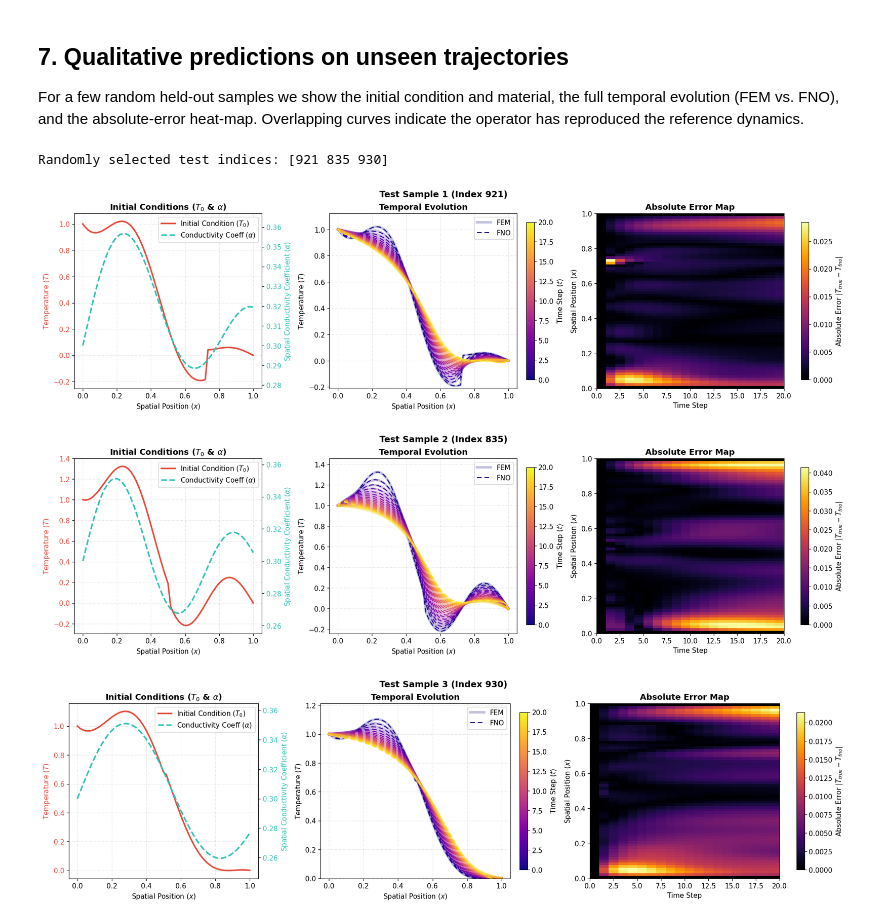
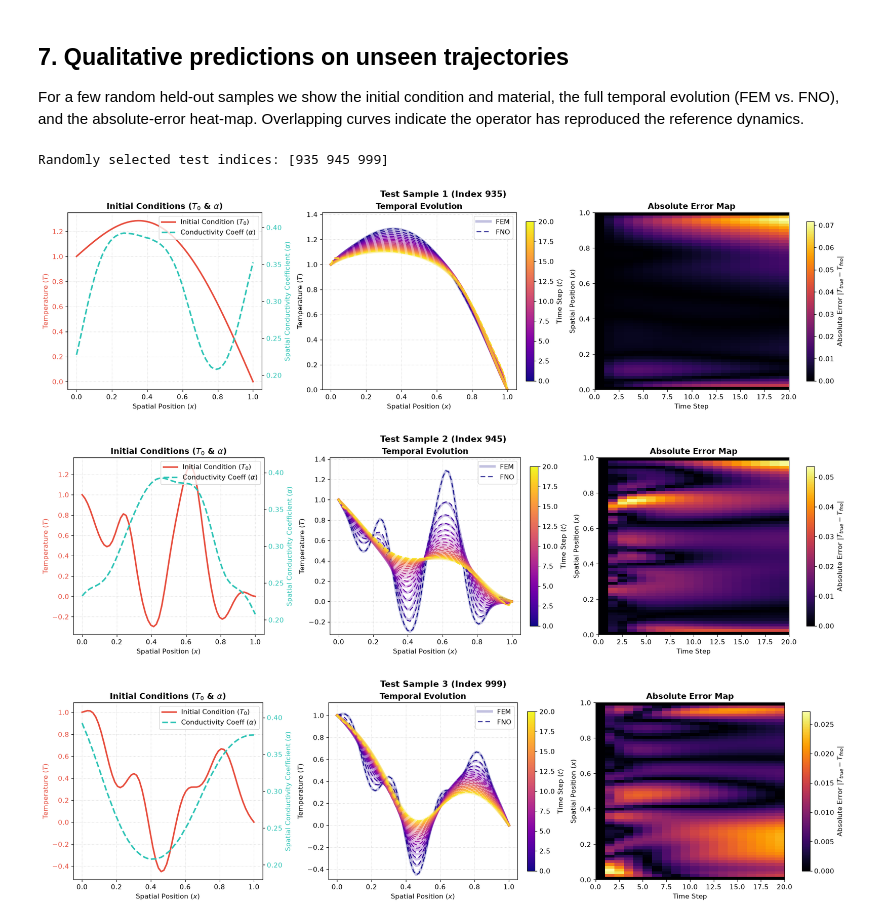
Before and after one commit to neginfr93-eng/PINN-FNO-Thermal-Book, a Jupyter notebook: FNO_transient_data_driven.ipynb, the cells around one changed output. Saved outputs shown, nothing was run; the diff lists cells and outputs as text; code cells hidden in the pictures.

```diff
--- a/FNO_transient_data_driven.ipynb
+++ b/FNO_transient_data_driven.ipynb
@@ -379,14 +384,15 @@ def batch_rollout_fno(p, T0_batch, alpha_batch, steps):
     traj = jnp.transpose(traj, (1, 0, 2))
     return jnp.concatenate([T0_batch[:, None, :], traj], axis=1)
 
-# Reconstruct ground truth and split datasets
-true_traj_all = jnp.concatenate([all_T0[:, None, :], all_Y_T], axis=1)
+# Ground truth: the shared FEM reference loaded in Section 5. The test partition starts
+# at ROLLOUT_TEST_START -- samples TRAIN_SAMPLES:ROLLOUT_TEST_START are the validation
+# set early stopping selected the checkpoint with.
 true_train = true_traj_all[:TRAIN_SAMPLES]
-true_test = true_traj_all[TRAIN_SAMPLES:]
+true_test = true_traj_all[ROLLOUT_TEST_START:]
 
 # Generate FNO predictions
 pred_train = batch_rollout_fno(params, all_T0[:TRAIN_SAMPLES], all_Alpha[:TRAIN_SAMPLES], MAX_STEPS-1)
-pred_test  = batch_rollout_fno(params, all_T0[TRAIN_SAMPLES:], all_Alpha[TRAIN_SAMPLES:], MAX_STEPS-1)
+pred_test  = batch_rollout_fno(params, all_T0[ROLLOUT_TEST_START:], all_Alpha[ROLLOUT_TEST_START:], MAX_STEPS-1)
 
 # Calculate Mean Absolute Error across spatial nodes per time step
 spatial_mae_train = jnp.mean(jnp.abs(true_train - pred_train), axis=2)
@@ -431,7 +437,7 @@ def plot_error_boxplots(mae_train, mae_test):
         boxprops=box_test, whiskerprops=dict(color='#c0392b'),
         capprops=dict(color='#c0392b'), medianprops=median_props, flierprops=flier_props
     )
-    axes[1].set_title(f"Unseen Test Samples Error Distribution ($N={N_SAMPLES - TRAIN_SAMPLES}$)", fontweight='bold', fontsize=13, pad=10)
+    axes[1].set_title(f"Unseen Test Samples Error Distribution ($N={N_SAMPLES - ROLLOUT_TEST_START}$)", fontweight='bold', fontsize=13, pad=10)
     axes[1].set_xlabel("Rollout Time Step ($t$)", fontsize=12)
     axes[1].set_ylabel("Spatial MAE", fontsize=12)
     axes[1].grid(True, linestyle='--', alpha=0.3)
@@ -444,7 +450,7 @@ def plot_error_boxplots(mae_train, mae_test):
         ["WIDTH (Channels)", str(WIDTH)],
         ["MODES", str(MODES)],
         ["BATCH_SIZE", str(BATCH_SIZE)],
-        ["EPOCHS", str(EPOCHS)],
+        ["DATA_MAX_EPOCHS", str(DATA_MAX_EPOCHS)],
         ["DT", str(DT)],
         ["MAX_STEPS", str(MAX_STEPS)],
         ["RHO_CP", str(RHO_CP)]
@@ -494,8 +500,8 @@ import matplotlib.colors as mcolors
 NUM_TEST_SAMPLES = 3  # How many random samples to visualize
 test_key = jax.random.PRNGKey(42)  # Change seed for different random samples
 
-# Define the pool (only indices the model hasn't seen during training)
-test_pool = jnp.arange(TRAIN_SAMPLES, N_SAMPLES)
+# Define the pool (only indices unseen by training AND by early stopping)
+test_pool = jnp.arange(ROLLOUT_TEST_START, N_SAMPLES)
 
 # Choose random indices from the test pool
 test_indices = jax.random.choice(test_key, test_pool, shape=(NUM_TEST_SAMPLES,), replace=False)
@@ -510,7 +516,7 @@ for i, test_idx in enumerate(test_indices):
     T0_test, alpha_test = all_T0[test_idx], all_Alpha[test_idx]
 
     # Generate trajectories (Using local scope functions)
-    true_traj = physics.fem_rollout(T0_test, alpha_test, MAX_STEPS-1)
+    true_traj = true_traj_all[test_idx]
     fno_pred = rollout_fno(params, T0_test, alpha_test, MAX_STEPS-1)
     fno_traj = jnp.vstack([T0_test, fno_pred])
     error_traj = jnp.abs(true_traj - fno_traj)
@@ -552,34 +558,34 @@ for i, test_idx in enumerate(test_indices):
         ax2.plot(GRID, fno_traj[t], color=color, ls=(0, (5, 3)), lw=1.5, label="FNO" if t==0 else "")
 
     ax2.set_title("Temporal Evolution", fontweight='bold')
     ax2.set_xlabel("Spatial Position ($x$)")
     ax2.set_ylabel("Temperature ($T$)")
     ax2.grid(True, linestyle=':', alpha=0.5)
     ax2.legend(loc='upper right')
 
     # Dynamic Y-Limit for Temperature
     y_min, y_max = jnp.min(true_traj), jnp.max(true_traj)
     ax2.set_ylim(y_min - abs(y_min)*0.1, y_max + abs(y_max)*0.1)
 
     # Dedicated Colorbar for Evolution lines
     sm2 = plt.cm.ScalarMappable(cmap=cmap, norm=plt.Normalize(vmin=0, vmax=MAX_STEPS))
     cbar2 = fig.colorbar(sm2, ax=ax2, aspect=20, shrink=0.9)
     cbar2.set_label('Time Step ($t$)')
 
     # --- COL 3: ERROR HEATMAP ---
     im3 = ax3.imshow(error_traj.T, extent=[0, MAX_STEPS, 0, 1], origin='lower', aspect='auto', cmap='inferno')
     ax3.set_title("Absolute Error Map", fontweight='bold')
     ax3.set_xlabel("Time Step")
     ax3.set_ylabel("Spatial Position ($x$)")
 
     # Dedicated Colorbar for the Heatmap
     cbar3 = fig.colorbar(im3, ax=ax3, aspect=20, shrink=0.9)
     cbar3.set_label('Absolute Error $|T_{true} - T_{fno}|$')
 
     fig.suptitle(f"Test Sample {i+1} (Index {test_idx})", fontsize=14, fontweight='bold')
     plt.show()
 # %% [output]
-Randomly selected test indices: [921 835 930]
+Randomly selected test indices: [935 945 999]
-[figure, old version]
+[figure, new version]
-[figure, old version]
+[figure, new version]
-[figure, old version]
+[figure, new version]
```
Also changed, not shown: parts of 17 cells of this notebook, 24 other files.
